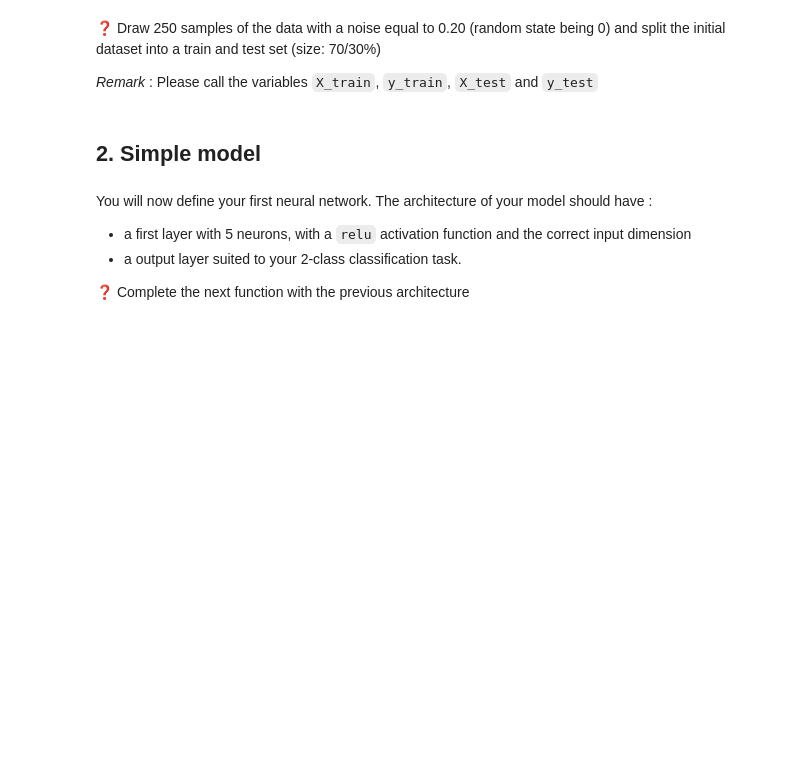
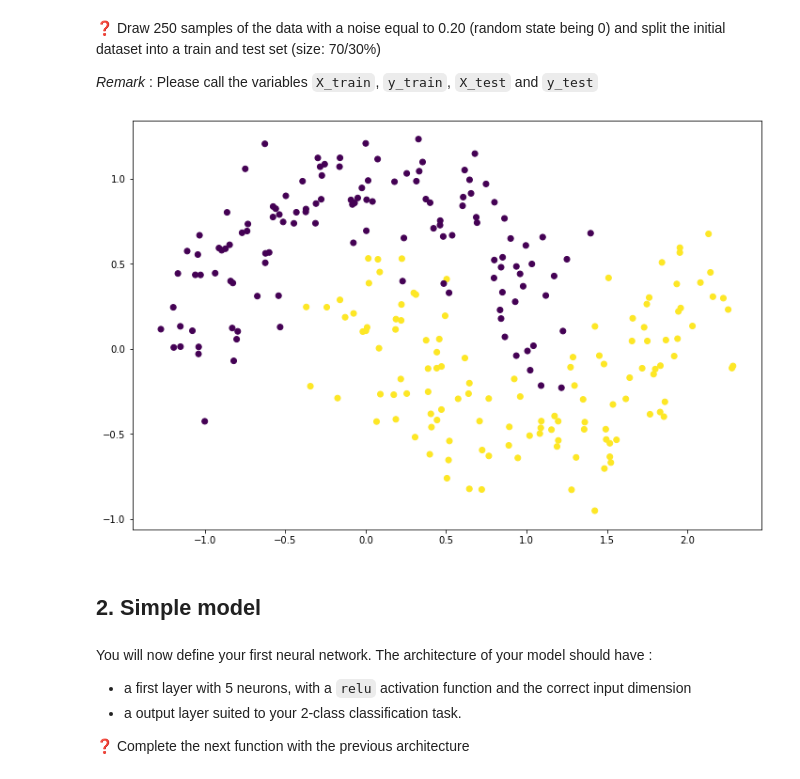
Before and after one commit to LaurenceAndraud/Deep-Learning, a Jupyter notebook: Exercice 2/your_first_neural_network.ipynb, the cells around one changed output. Drawn from its saved outputs; the diff is of its cells as text; code cells hidden in the pictures; blank space fills up the shorter version.

```diff
--- a/Exercice 2/your_first_neural_network.ipynb
+++ b/Exercice 2/your_first_neural_network.ipynb
@@ -53,6 +85,18 @@ X, y = make_moons(100, noise = 0.2)
 ❓ Draw 250 samples of the data with a noise equal to 0.20 (random state being 0) and split the initial dataset into a train and test set (size: 70/30%)
 
 *Remark* : Please call the variables `X_train`, `y_train`, `X_test` and `y_test`
+# %%
+from sklearn.model_selection import train_test_split
+
+X, y = sklearn.datasets.make_moons(n_samples=250, shuffle=True, noise=0.2, random_state=None)
+plt.scatter(X[:,0], X[:,1], c=y)
+plt.show()
+
+X_train, X_test, y_train, y_test = train_test_split(X, y,
+                                                   test_size = 0.3,
+                                                   shuffle = True)
+# %% [output]
+[figure, added]
 # %% [markdown]
 ## 2. Simple model
 # %% [markdown]
```
Also changed, not shown: parts of 8 cells of this notebook.
